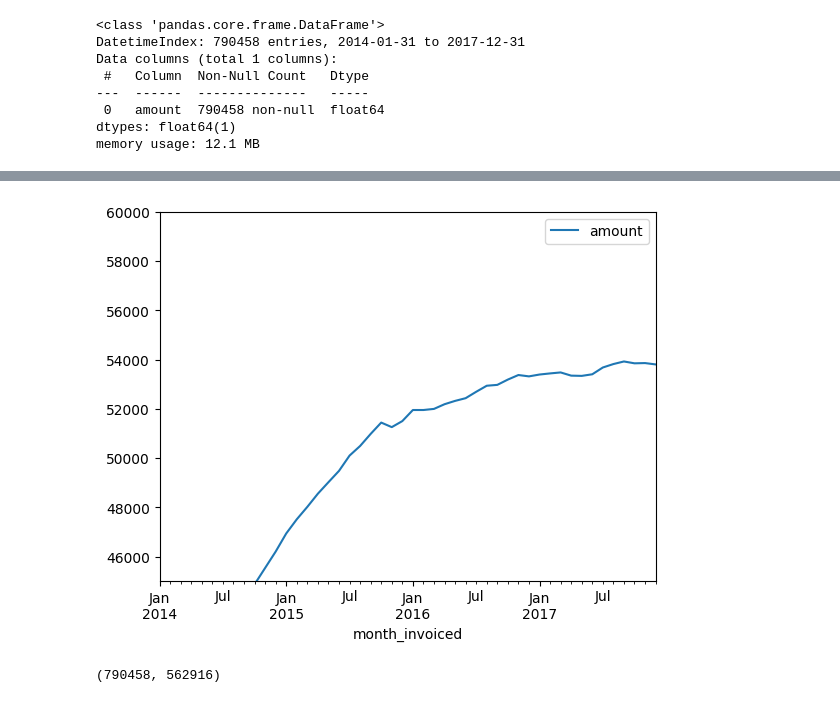
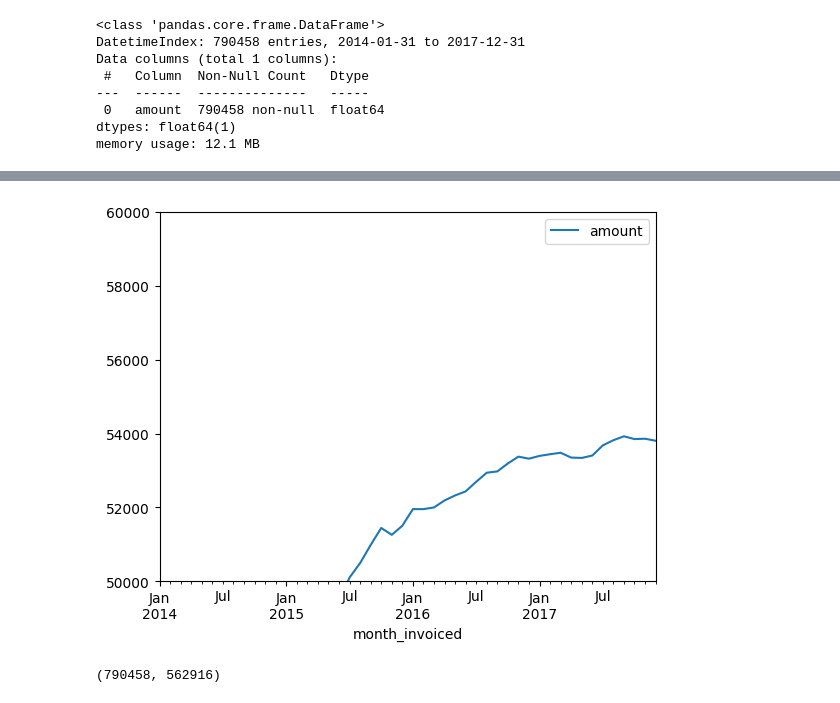
Before and after one commit to Jonathan-Garcia1/time_series_excercises, a Jupyter notebook: model.ipynb, the cells around one changed output, grey strips where cells are left out. Saved outputs shown, nothing was run; the diff lists cells and outputs as text; code cells hidden in the pictures.

```diff
--- a/model.ipynb
+++ b/model.ipynb
@@ -68,9 +89,10 @@ month_df = df.resample('m').sum()
 # %%
 month_df.plot()
-plt.ylim(45000, 60000)
+plt.ylim(50000, 60000)
+#plt.xlim(df.amount.min(), df.amount.max())
 plt.show()
 # %% [output]
-[figure, old version]
+[figure, new version]
 # %%
 train = df['2015-01-01':'2015-12-31']
 val = df['2016-01-01':'2016-12-31']
```
Also changed, not shown: parts of 1 cell of this notebook, 2 other files.
